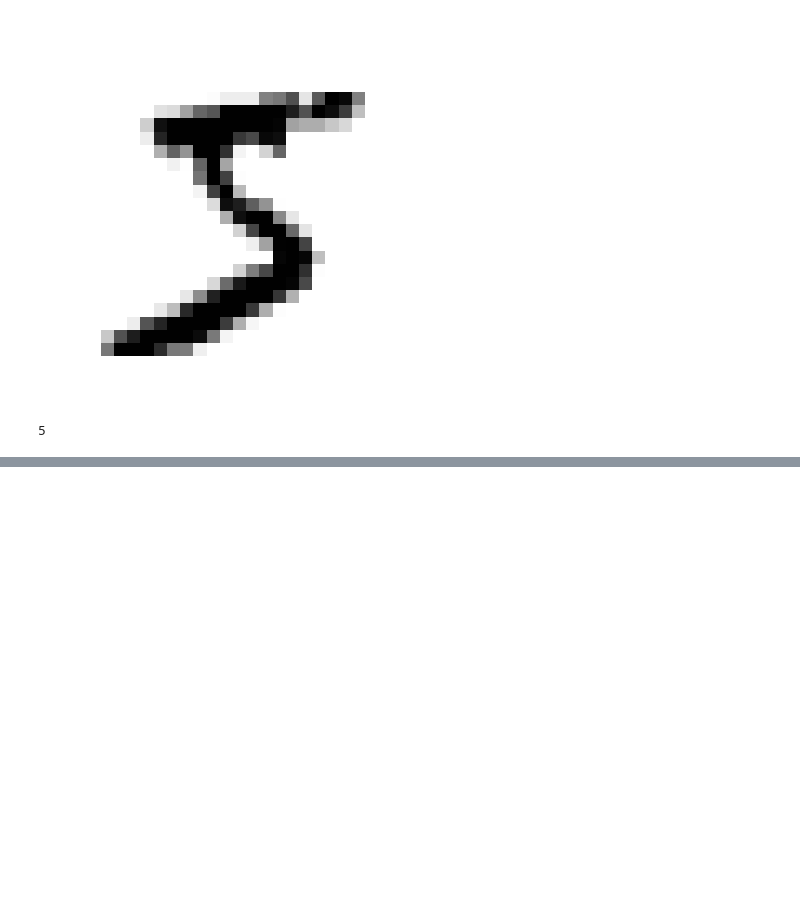
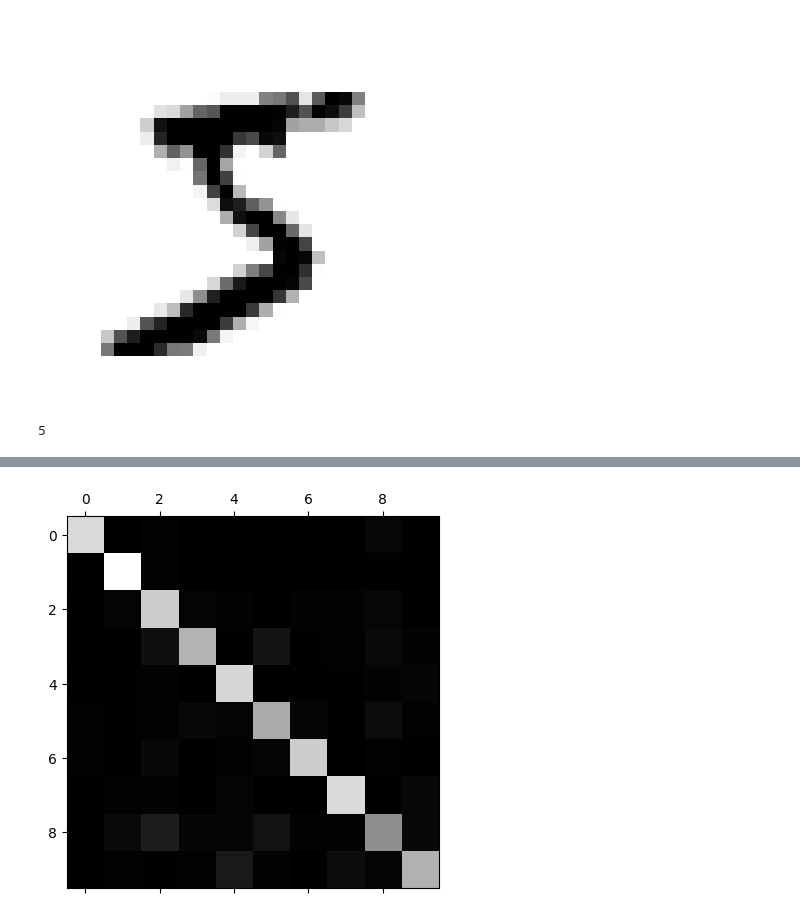
Before and after one commit to cobucci/Data-Science, a Jupyter notebook: digits_classification_mnist/model.ipynb, the cells around one changed output, grey strips where cells are left out. Cells and saved outputs as stored; diff of their text form; code cells hidden in the pictures; blank space fills up the shorter version.

Commit message:
feat: digits classification

```diff
--- a/digits_classification_mnist/model.ipynb
+++ b/digits_classification_mnist/model.ipynb
@@ -17,3 +17,11 @@ print(y[0])
 # %% [output]
 [figure]
 5
+# %%
+from sklearn.linear_model import SGDClassifier
+from sklearn.model_selection import train_test_split
+
+X_train, X_test, y_train, y_test = train_test_split(X, y, test_size=0.2, random_state=42)
+sgd_clf = SGDClassifier(random_state=42)
+sgd_clf.fit(X_train, y_train)
+#sgd_clf.predict(some_digit)
@@ -19,0 +42,11 @@ print(y[0])
+# %%
+from sklearn.multiclass import OneVsOneClassifier
+ovo_clf = OneVsOneClassifier(SGDClassifier(random_state=42))
+ovo_clf.fit(X_train, y_train)
+ovo_clf.predict([some_digit])
+# %%
+from sklearn.model_selection import cross_val_predict
+from sklearn.metrics import confusion_matrix
+y_train_pred = cross_val_predict(sgd_clf, X_train, y_train, cv=3)
+conf_mx = confusion_matrix(y_train, y_train_pred)
+conf_mx
@@ -19,0 +65,5 @@ print(y[0])
+# %%
+plt.matshow(conf_mx, cmap=plt.cm.gray)
+plt.show()
+# %% [output]
+[figure, added]
```
Also changed, not shown: parts of 5 cells of this notebook, 1 other file.
